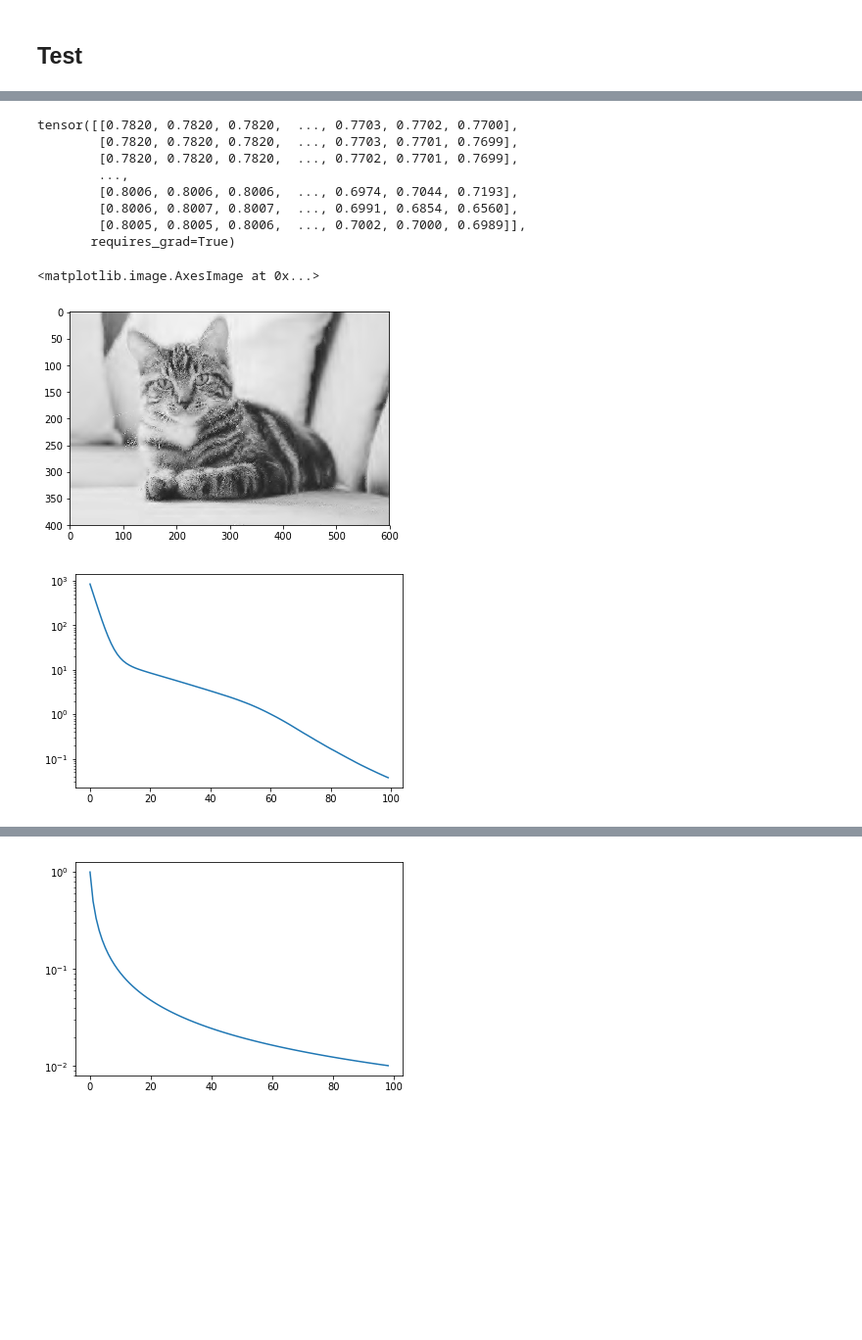
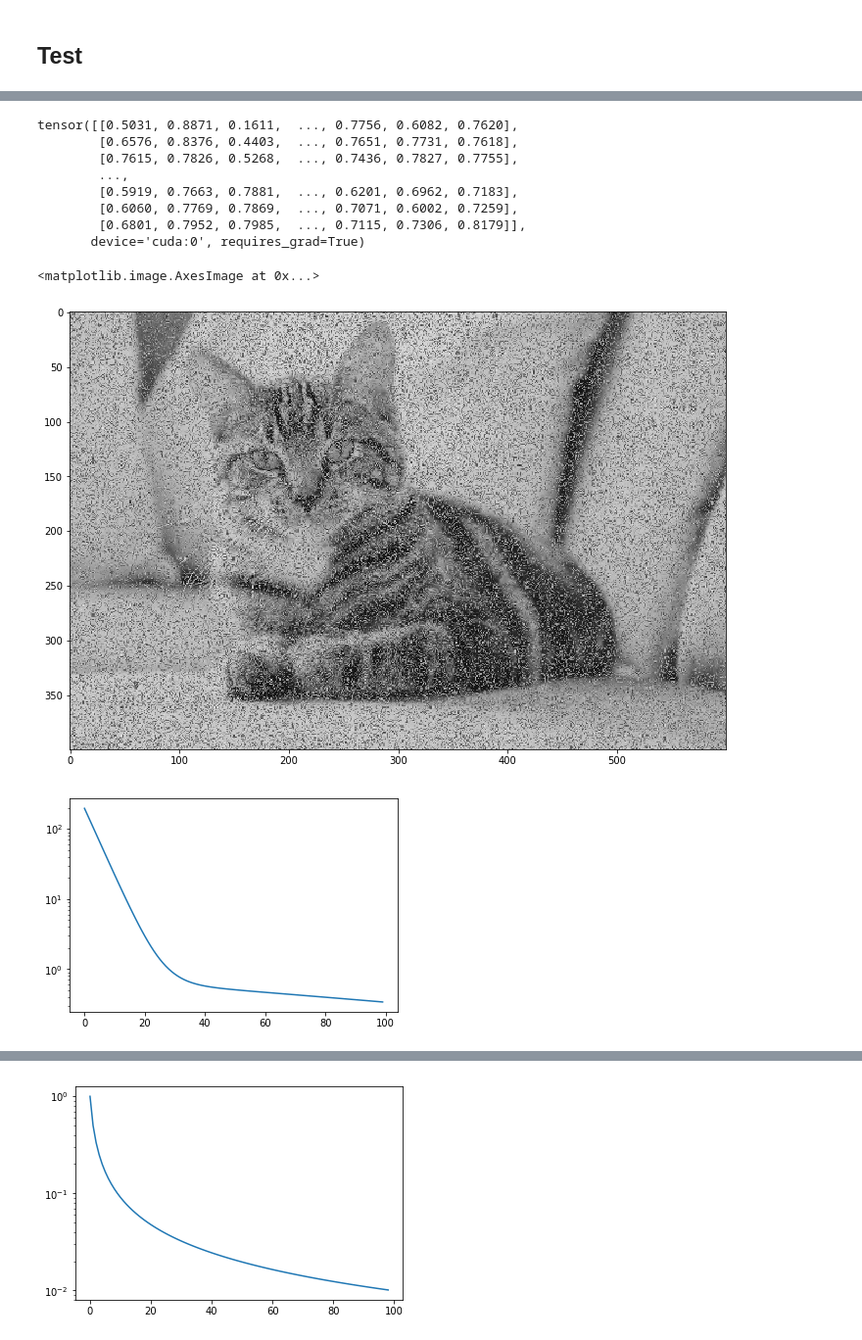
Before and after one commit to cyber-meow/FISTA, a Jupyter notebook: Playground.ipynb, the cells around one changed output, grey strips where cells are left out. Shown at 98% size. Drawn from its saved outputs; the diff is of its cells as text; code cells hidden in the pictures; blank space fills up the shorter version.

Commit message:
image experiments

```diff
--- a/Playground.ipynb
+++ b/Playground.ipynb
@@ -68,3 +75,5 @@ print(M)
+# %%
+M = generate_mask(B.shape)
 # %%
 plt.imshow(M, cmap='gray')
 plt.show()
@@ -352,23 +367,24 @@ importlib.reload(proximal)
 # %%
 inp_fb = Inpainting(Y, M)
 # %%
-inp_fb.run(100, 0.1, 0.1, 'db4')
+inp_fb.run(100, 0.1, 0.02, 'db4')  #, err_levels=lambda k: 2e4/(k**0.2))
 # %% [output]
-tensor([[0.7820, 0.7820, 0.7820,  ..., 0.7703, 0.7702, 0.7700],
-        [0.7820, 0.7820, 0.7820,  ..., 0.7703, 0.7701, 0.7699],
-        [0.7820, 0.7820, 0.7820,  ..., 0.7702, 0.7701, 0.7699],
+tensor([[0.5031, 0.8871, 0.1611,  ..., 0.7756, 0.6082, 0.7620],
+        [0.6576, 0.8376, 0.4403,  ..., 0.7651, 0.7731, 0.7618],
+        [0.7615, 0.7826, 0.5268,  ..., 0.7436, 0.7827, 0.7755],
         ...,
-        [0.8006, 0.8006, 0.8006,  ..., 0.6974, 0.7044, 0.7193],
-        [0.8006, 0.8007, 0.8007,  ..., 0.6991, 0.6854, 0.6560],
-        [0.8005, 0.8005, 0.8006,  ..., 0.7002, 0.7000, 0.6989]],
-       requires_grad=True)
+        [0.5919, 0.7663, 0.7881,  ..., 0.6201, 0.6962, 0.7183],
+        [0.6060, 0.7769, 0.7869,  ..., 0.7071, 0.6002, 0.7259],
+        [0.6801, 0.7952, 0.7985,  ..., 0.7115, 0.7306, 0.8179]],
+       device='cuda:0', requires_grad=True)
 # %%
-plt.imshow(inp_fb.x.detach(), cmap='gray')
+plt.figure(figsize=(12, 18))
+plt.imshow(inp_fb.x.cpu().detach(), cmap='gray')
 # %% [output]
 <matplotlib.image.AxesImage at 0x...>
-[figure, old version]
+[figure, new version]
 # %%
 plt.plot(inp_fb.x_diffs)
 plt.yscale('log')
 # %% [output]
-[figure, old version]
+[figure, new version]
```
Also changed, not shown: parts of 30 cells of this notebook, 28 other files.
